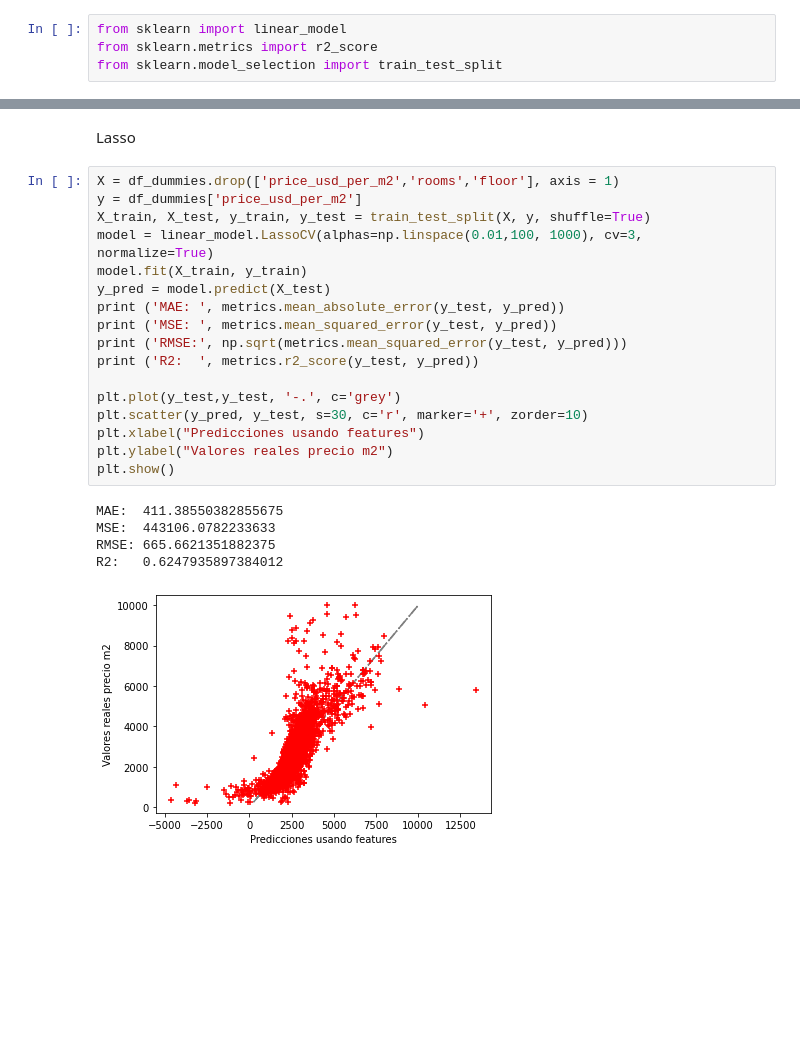
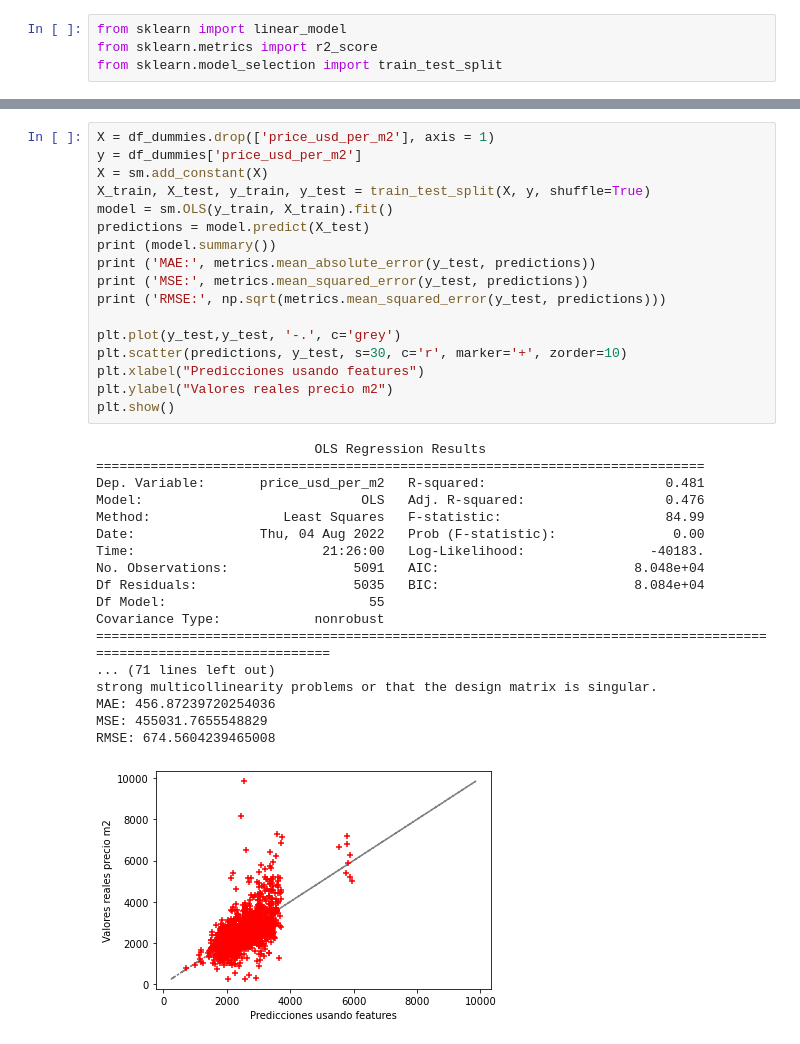
Before and after one commit to casagrandeale/TPDigitalHouse, a Jupyter notebook: tp/TP2.ipynb, the cells around one changed output, grey strips where cells are left out. Drawn from its saved outputs; the diff is of its cells as text; blank space fills up the shorter version.

```diff
--- a/tp/TP2.ipynb
+++ b/tp/TP2.ipynb
@@ -126,25 +106,36 @@ R2:   0.5400899585752067
-# %% [markdown]
-Lasso
-# %%
-X = df_dummies.drop(['price_usd_per_m2','rooms','floor'], axis = 1)
-y = df_dummies['price_usd_per_m2']
-X_train, X_test, y_train, y_test = train_test_split(X, y, shuffle=True)
-model = linear_model.LassoCV(alphas=np.linspace(0.01,100, 1000), cv=3, normalize=True)
-model.fit(X_train, y_train)
-y_pred = model.predict(X_test)
-print ('MAE: ', metrics.mean_absolute_error(y_test, y_pred))
-print ('MSE: ', metrics.mean_squared_error(y_test, y_pred))
-print ('RMSE:', np.sqrt(metrics.mean_squared_error(y_test, y_pred)))
-print ('R2:  ', metrics.r2_score(y_test, y_pred))
-
-plt.plot(y_test,y_test, '-.', c='grey')
-plt.scatter(y_pred, y_test, s=30, c='r', marker='+', zorder=10)
-plt.xlabel("Predicciones usando features")
-plt.ylabel("Valores reales precio m2")
-plt.show()
-# %% [output]
-MAE:  411.38550382855675
-MSE:  443106.0782233633
-RMSE: 665.6621351882375
-R2:   0.6247935897384012
-[figure, removed]
+# %%
+X = df_dummies.drop(['price_usd_per_m2'], axis = 1)
+y = df_dummies['price_usd_per_m2']
+X = sm.add_constant(X)
+X_train, X_test, y_train, y_test = train_test_split(X, y, shuffle=True)
+model = sm.OLS(y_train, X_train).fit()
+predictions = model.predict(X_test)
+print (model.summary())
+print ('MAE:', metrics.mean_absolute_error(y_test, predictions))
+print ('MSE:', metrics.mean_squared_error(y_test, predictions))
+print ('RMSE:', np.sqrt(metrics.mean_squared_error(y_test, predictions)))
+
+plt.plot(y_test,y_test, '-.', c='grey')
+plt.scatter(predictions, y_test, s=30, c='r', marker='+', zorder=10)
+plt.xlabel("Predicciones usando features")
+plt.ylabel("Valores reales precio m2")
+plt.show()
+# %% [output]
+                            OLS Regression Results
+==============================================================================
+Dep. Variable:       price_usd_per_m2   R-squared:                       0.481
+Model:                            OLS   Adj. R-squared:                  0.476
+Method:                 Least Squares   F-statistic:                     84.99
+Date:                Thu, 04 Aug 2022   Prob (F-statistic):               0.00
+Time:                        21:26:00   Log-Likelihood:                -40183.
+No. Observations:                5091   AIC:                         8.048e+04
+Df Residuals:                    5035   BIC:                         8.084e+04
+Df Model:                          55
+Covariance Type:            nonrobust
+====================================================================================================================
+... (71 lines left out)
+strong multicollinearity problems or that the design matrix is singular.
+MAE: 456.87239720254036
+MSE: 455031.7655548829
+RMSE: 674.5604239465008
+[figure, added]
```
Also changed, not shown: parts of 13 cells of this notebook.
